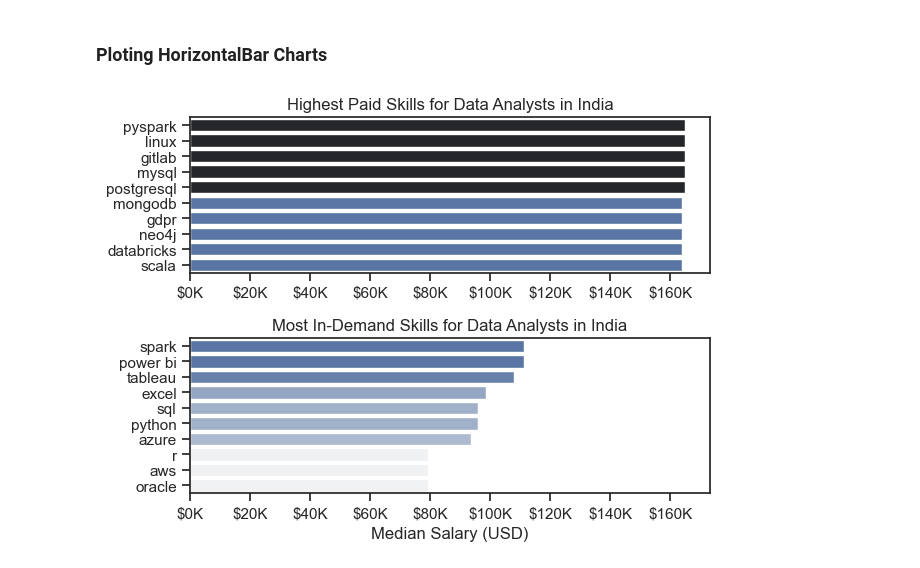
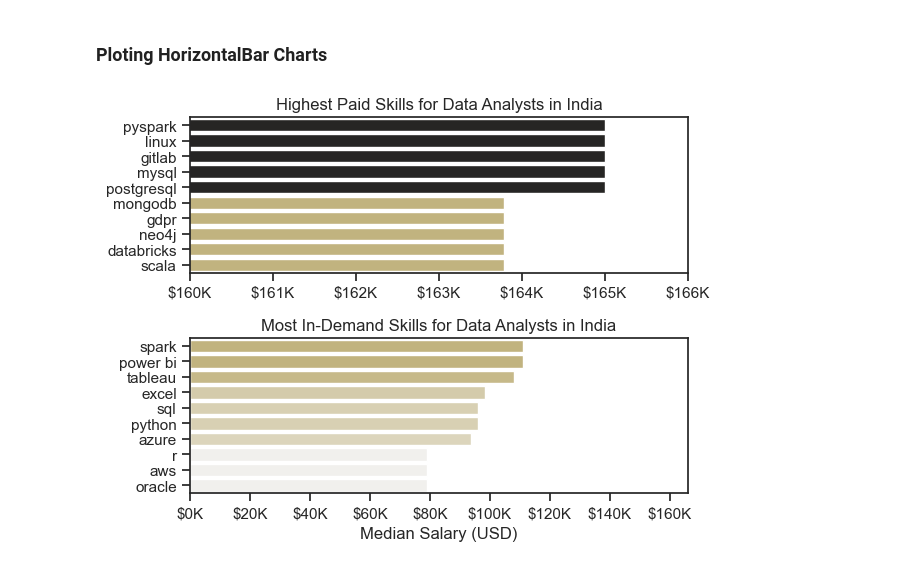
Before and after one commit to VIVoGJF/Data-Analytics, a Jupyter notebook: 3_Project/4_salary_analysis.ipynb, the cells around one changed output. Saved outputs shown, nothing was run; the diff lists cells and outputs as text; code cells hidden in the pictures.

```diff
--- a/3_Project/4_salary_analysis.ipynb
+++ b/3_Project/4_salary_analysis.ipynb
@@ -121,26 +124,27 @@ df_skills
 # %%
 ig, ax = plt.subplots(2, 1)
 
-sns.barplot(data=df_top_pay, x='median', y=df_top_pay.index, hue='median', ax=ax[0], palette='dark:b_r')
+sns.barplot(data=df_top_pay, x='median', y=df_top_pay.index, hue='median', ax=ax[0], palette='dark:y_r')
 ax[0].legend().remove()
 
 ax[0].set_title('Highest Paid Skills for Data Analysts in India')
 ax[0].set_ylabel('')
 ax[0].set_xlabel('')
+ax[0].set_xlim(160000,166000)
 ax[0].xaxis.set_major_formatter(plt.FuncFormatter(lambda x, _: f'${int(x/1000)}K'))
 
 
-sns.barplot(data=df_skills, x='median', y=df_skills.index, hue='median', ax=ax[1], palette='light:b')
+sns.barplot(data=df_skills, x='median', y=df_skills.index, hue='median', ax=ax[1], palette='light:y')
 ax[1].legend().remove()
 
 ax[1].set_title('Most In-Demand Skills for Data Analysts in India')
 ax[1].set_ylabel('')
 ax[1].set_xlabel('Median Salary (USD)')
-ax[1].set_xlim(ax[0].get_xlim())  # Set the same x-axis limits as the first plot
+ax[1].set_xlim(0, 166000)  # Set the same x-axis limits as the first plot
 ax[1].xaxis.set_major_formatter(plt.FuncFormatter(lambda x, _: f'${int(x/1000)}K'))
 
 sns.set_theme(style='ticks')
 plt.tight_layout()
 plt.show()
 # %% [output]
-[figure, old version]
+[figure, new version]
```
Also changed, not shown: parts of 1 cell of this notebook.
